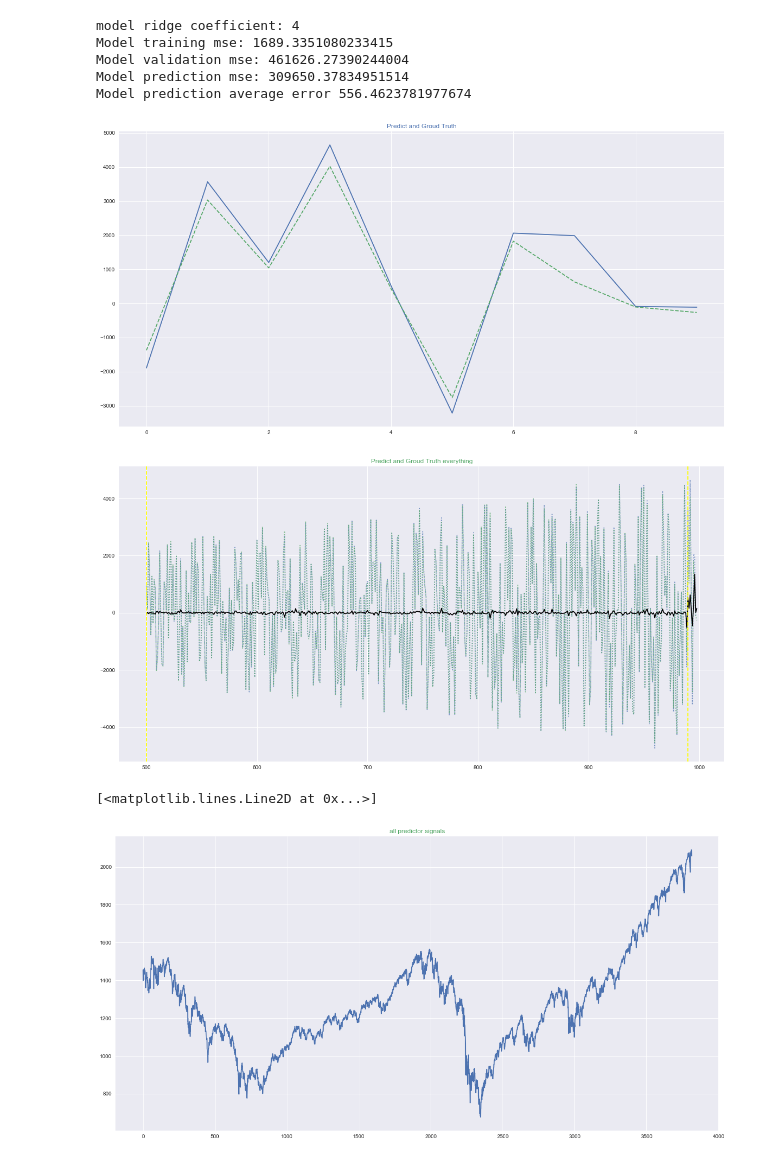
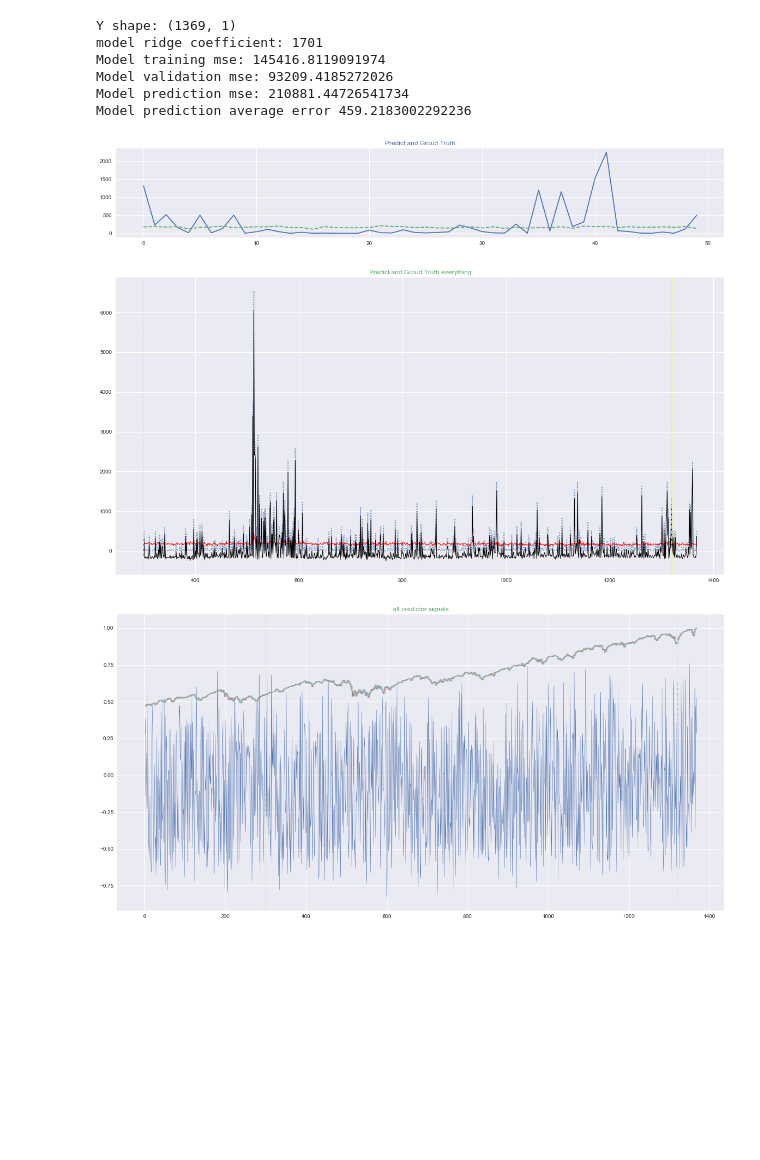
Before and after one commit to BobZiyangDing/EchoStateNeuralStochasticVolatilityHestonModel, a Jupyter notebook: EchoState.ipynb, the cells around one changed output. Cells and saved outputs as stored; diff of their text form; code cells hidden in the pictures; blank space fills up the shorter version.

Commit message:
implement real data. Next time try adding feedback matrix

```diff
--- a/EchoState.ipynb
+++ b/EchoState.ipynb
@@ -219,0 +311,21 @@ def EchoStateTest(x_dim, connectivity, spectral_radius,
+# %%
+# Making input states
+u_dim = 100
+u_num = length + 1 - u_dim
+
+u = []
+for i in range(u_num):
+    ui = []
+    for j in range(u_dim):
+        ui.append(data[i+j])
+    ui = np.array(ui)
+    u.append(ui)
+u = np.array(u).reshape(u_num, u_dim)
+
+# Making target states
+r_t_1 = data[u_dim:]
+r_t_0 = data[u_dim-1:-1]
+target = np.reshape(np.power( (r_t_1 - r_t_0 - avg_mu), 2), [-1,1])
+
+print("shape of input: (#samples, #dimensions): {}".format(u.shape))
+print("shape of target: (#samples, #dimensions): {}".format(target.shape))
@@ -220,34 +354,37 @@ def EchoStateTest(x_dim, connectivity, spectral_radius,
 # %%
-x_dim = 2000
-connectivity = 0.09
-spectral_radius = 0.9
+x_dim = 1000
+connectivity = 0.01
+spectral_radius = 0.98
 
-u_num = 1000
-u_dim = 5
-u_mag = 5
+u_mag = 1
 
 
 leak = 1 # the bigger the more focused on present
 
-cutout = 10
-forget = 500
+cutout = 50
+forget = 300
 
-cv_start = 1
-cv_end = 20
+cv_start = 1700
+cv_end = 2300
 cv_step = 1
 val_cut = 0.2
 
 verbose = False
 
+
+u = u/np.max(u) * u_mag
+
 EchoStateTest(x_dim, connectivity, spectral_radius,
                 u_num, u_dim, u_mag,
                   leak, cutout, forget,
-                  cv_start, cv_end, cv_step, val_cut, verbose)
+                  cv_start, cv_end, cv_step, val_cut, verbose, u, target)
 # %% [output]
-model ridge coefficient: 4
-Model training mse: 1689.3351080233415
-Model validation mse: 461626.27390244004
-Model prediction mse: 309650.37834951514
-Model prediction average error 556.4623781977674
+Y shape: (1369, 1)
+model ridge coefficient: 1701
+Model training mse: 145416.8119091974
+Model validation mse: 93209.4185272026
+Model prediction mse: 210881.44726541734
+Model prediction average error 459.2183002292236
-[figure, old version]
+[figure, new version]
-[figure, old version]
+[figure, new version]
+[figure, added]
@@ -380,14 +390,0 @@ states = np.array(x_list).reshape(x_dim, u_num+1)
-# %%
-data = pd.read_csv("./SPX500.TXT", names = ["date", "open","high", "low", "close"], delimiter=" ", index_col =False)
-data = data["close"].values
-
-
-
-
-mpl.style.use("seaborn")
-fig, ax = plt.subplots(figsize=(20, 10))
-ax.set_title('all predictor signals'.format("seaborn"), color='C1')
-ax.plot([j for j in range(data.shape[0])], data, )
-# %% [output]
-[<matplotlib.lines.Line2D at 0x...>]
-[figure, removed]
```
Also changed, not shown: parts of 11 cells of this notebook.
